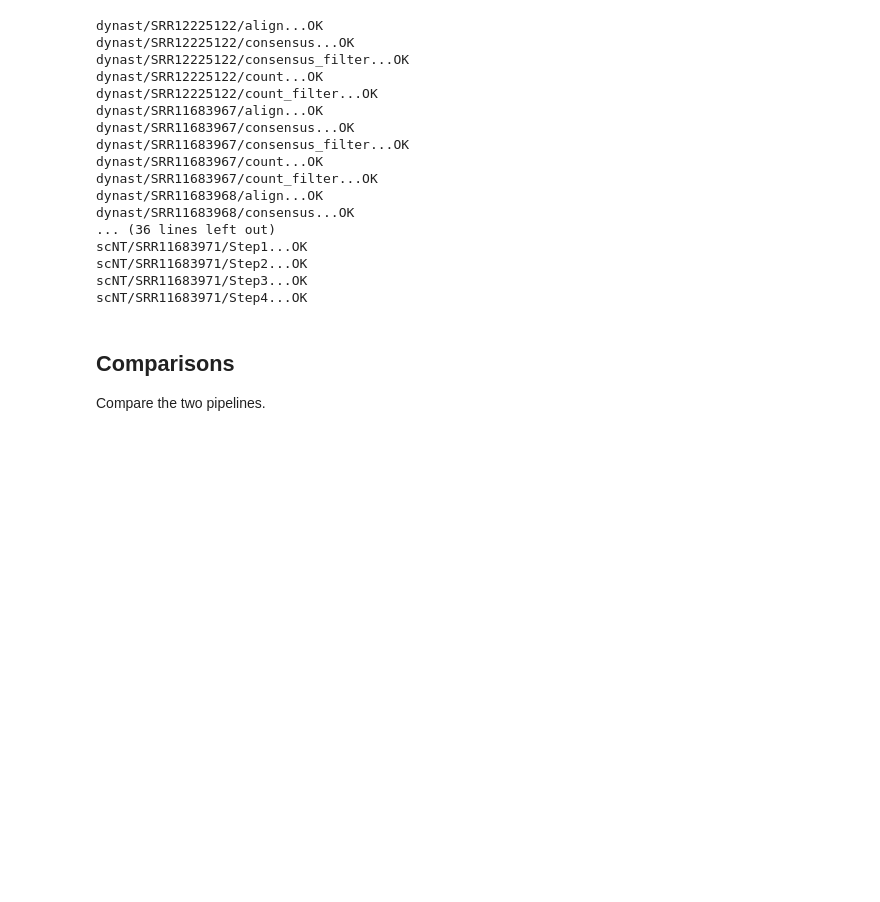
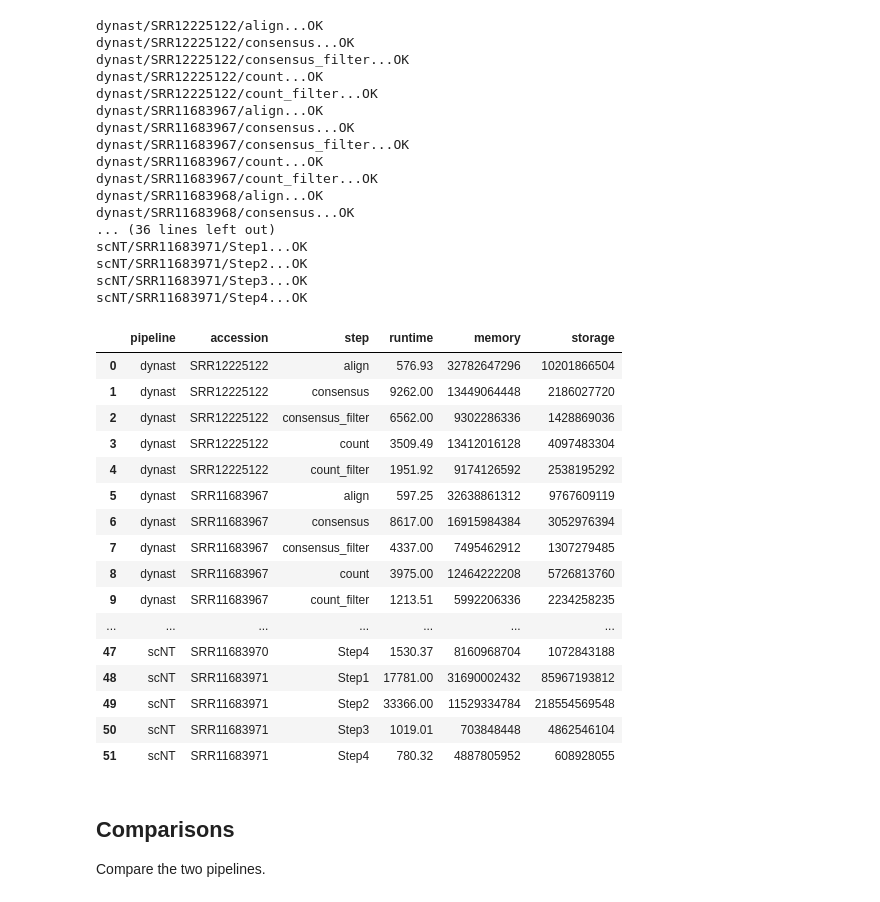
Before and after one commit to Lioscro/dynast-thesis, a Jupyter notebook: scNT/benchmark.ipynb, the cells around one changed output. Saved outputs shown, nothing was run; the diff lists cells and outputs as text; code cells hidden in the pictures; blank space fills up the shorter version.

```diff
--- a/scNT/benchmark.ipynb
+++ b/scNT/benchmark.ipynb
@@ -132,6 +132,26 @@ accession_names = {
     'SRR11683970': '60min',
     'SRR11683971': '120min'
 }
+# %%
+results
+# %% [output]
+|  | pipeline | accession | step | runtime | memory | storage |
+| 0 | dynast | SRR12225122 | align | 576.93 | 32782647296 | 10201866504 |
+| 1 | dynast | SRR12225122 | consensus | 9262.00 | 13449064448 | 2186027720 |
+| 2 | dynast | SRR12225122 | consensus_filter | 6562.00 | 9302286336 | 1428869036 |
+| 3 | dynast | SRR12225122 | count | 3509.49 | 13412016128 | 4097483304 |
+| 4 | dynast | SRR12225122 | count_filter | 1951.92 | 9174126592 | 2538195292 |
+| 5 | dynast | SRR11683967 | align | 597.25 | 32638861312 | 9767609119 |
+| 6 | dynast | SRR11683967 | consensus | 8617.00 | 16915984384 | 3052976394 |
+| 7 | dynast | SRR11683967 | consensus_filter | 4337.00 | 7495462912 | 1307279485 |
+| 8 | dynast | SRR11683967 | count | 3975.00 | 12464222208 | 5726813760 |
+| 9 | dynast | SRR11683967 | count_filter | 1213.51 | 5992206336 | 2234258235 |
+| ... | ... | ... | ... | ... | ... | ... |
+| 47 | scNT | SRR11683970 | Step4 | 1530.37 | 8160968704 | 1072843188 |
+| 48 | scNT | SRR11683971 | Step1 | 17781.00 | 31690002432 | 85967193812 |
+| 49 | scNT | SRR11683971 | Step2 | 33366.00 | 11529334784 | 218554569548 |
+| 50 | scNT | SRR11683971 | Step3 | 1019.01 | 703848448 | 4862546104 |
+| 51 | scNT | SRR11683971 | Step4 | 780.32 | 4887805952 | 608928055 |
 # %% [markdown]
 ## Comparisons
 
```
Also changed, not shown: 3 other files.
